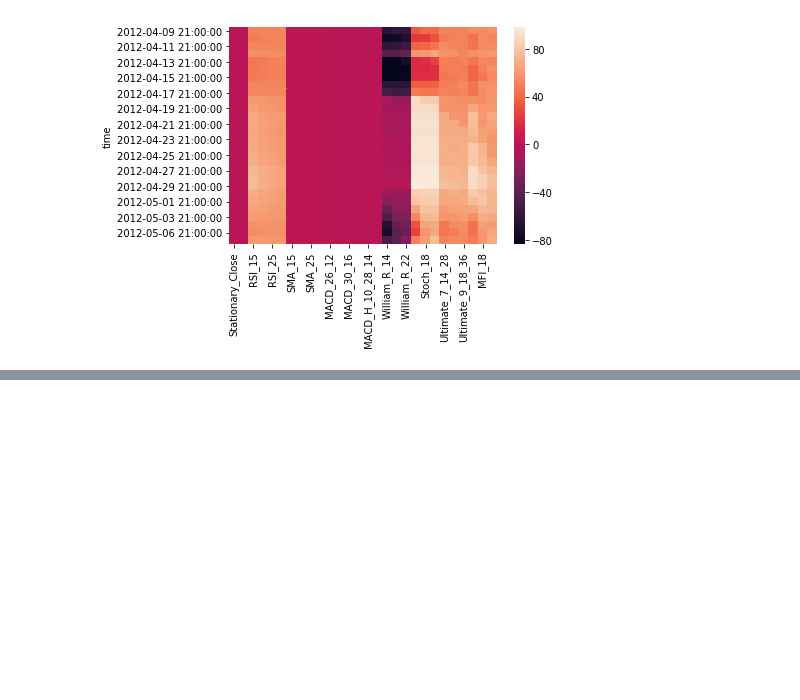
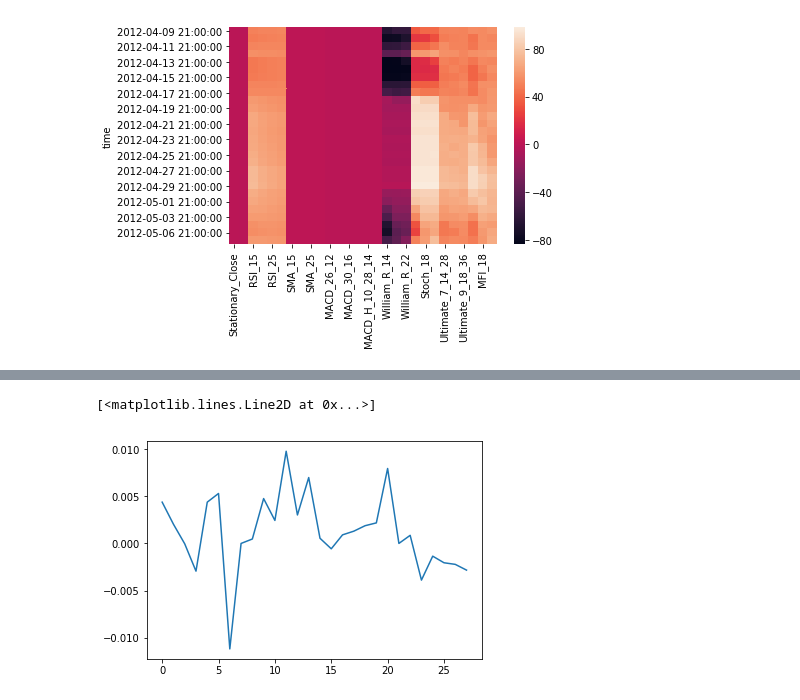
Before and after one commit to dmbernaal/Stella, a Jupyter notebook: 3_data_prep_sliding_window.ipynb, the cells around one changed output, grey strips where cells are left out. Cells and saved outputs as stored; diff of their text form; code cells hidden in the pictures; blank space fills up the shorter version.

```diff
--- a/3_data_prep_sliding_window.ipynb
+++ b/3_data_prep_sliding_window.ipynb
@@ -355,0 +368,5 @@ sns.heatmap(test_random_3)
+# %%
+plt.plot(test_random_1['Stationary_Close'].values)
+# %% [output]
+[<matplotlib.lines.Line2D at 0x...>]
+[figure, added]
```
Also changed, not shown: parts of 13 cells of this notebook.
